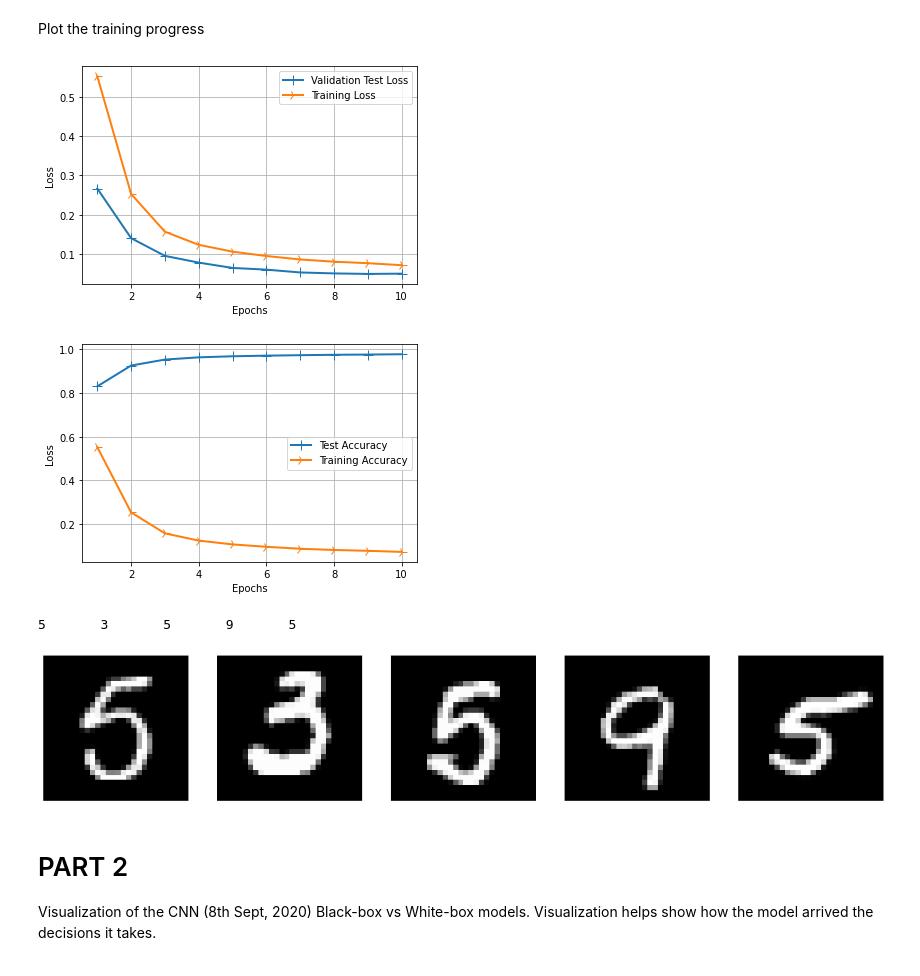
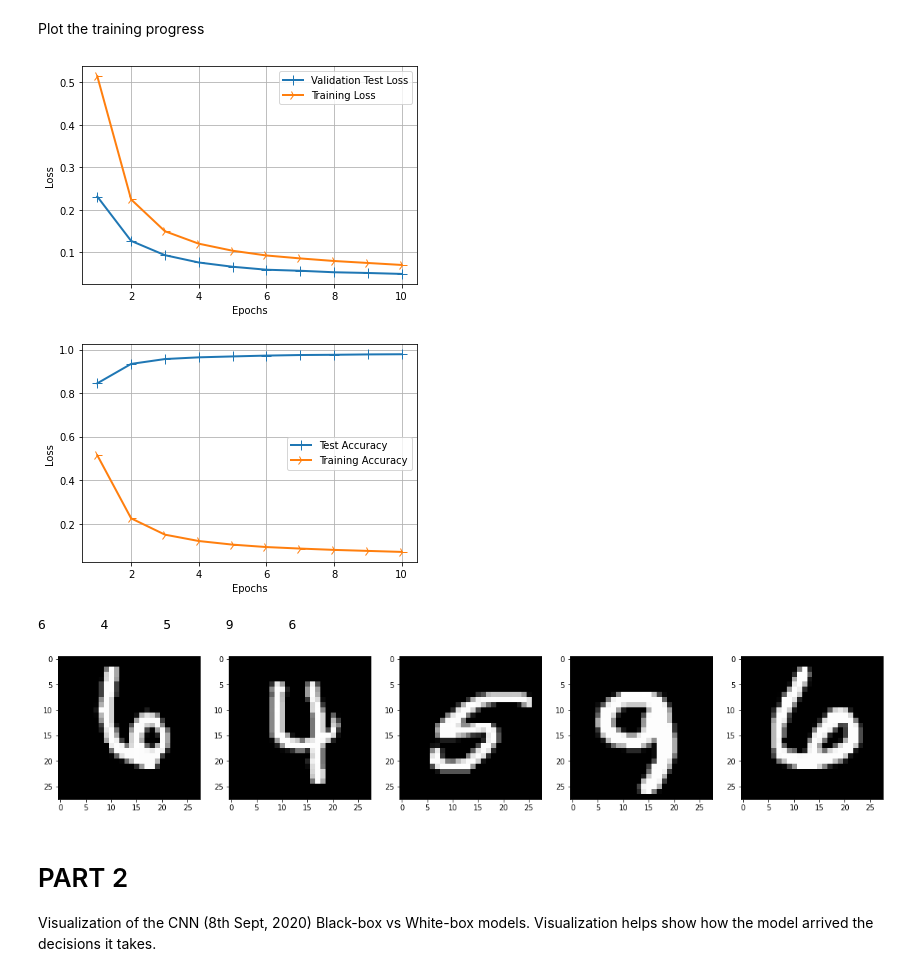
Before and after one commit to CWanjohi/SimpleImageClassifier, a Jupyter notebook: DIP_Coursework.ipynb, the cells around one changed output. Drawn from its saved outputs; the diff is of its cells as text; code cells hidden in the pictures.

```diff
--- a/DIP_Coursework.ipynb
+++ b/DIP_Coursework.ipynb
@@ -219,8 +217,7 @@ epochs = 10
 #the validation dataset is (x_test,y_test)
 # verbose=1 to set the training to outputperformance metrics every epoch.
 
-history = model.fit(x_train,y_train, batch_size = batch_size, epochs = epochs,
-                    verbose=1, validation_data=(x_test,y_test))
+history = model.fit(x_train,y_train, batch_size = batch_size, epochs = epochs, verbose=1, validation_data=(x_test,y_test))
 
 #obtain the acurraacy using the evaluative function
 score = model.evaluate(x_test,y_test,verbose=0)
@@ -269,7 +266,7 @@ plt.grid(True)
 plt.legend()
 plt.show()
 # %% [output]
-[figure, old version]
+[figure, new version]
 # %%
 #plot accuracy curve
 
@@ -291,25 +288,25 @@ plt.grid(True)
 plt.legend()
 plt.show()
 # %% [output]
-[figure, old version]
+[figure, new version]
 # %%
 #save the model
 model.save('MNIST_Simple_CNN_10-Epoch.h5')
 # %%
 #test using random data
 from tensorflow.keras.models import load_model
 classifier = load_model('MNIST_Simple_CNN_10-Epoch.h5')
 
 figure = plt.figure(figsize=(20,20))
 for i in range(5):
   figure.add_subplot(1,5,i+1)
   random_index = np.random.randint(0, len(x_test))
   plt.imshow(x_test[random_index,:,:,0],cmap='gray')
-  plt.axis('off')
+  # plt.axis('off')
   print(np.squeeze(np.argmax(model.predict(x_test[random_index].reshape(1,28,28,1)),axis=1),axis=0),end = '\t')
 # %% [output]
-5       3       5       9       5
+6       4       5       9       6
-[figure, old version]
+[figure, new version]
 # %% [markdown]
 # PART 2
 Visualization of the CNN (8th Sept, 2020)
```
Also changed, not shown: parts of 17 cells of this notebook.
